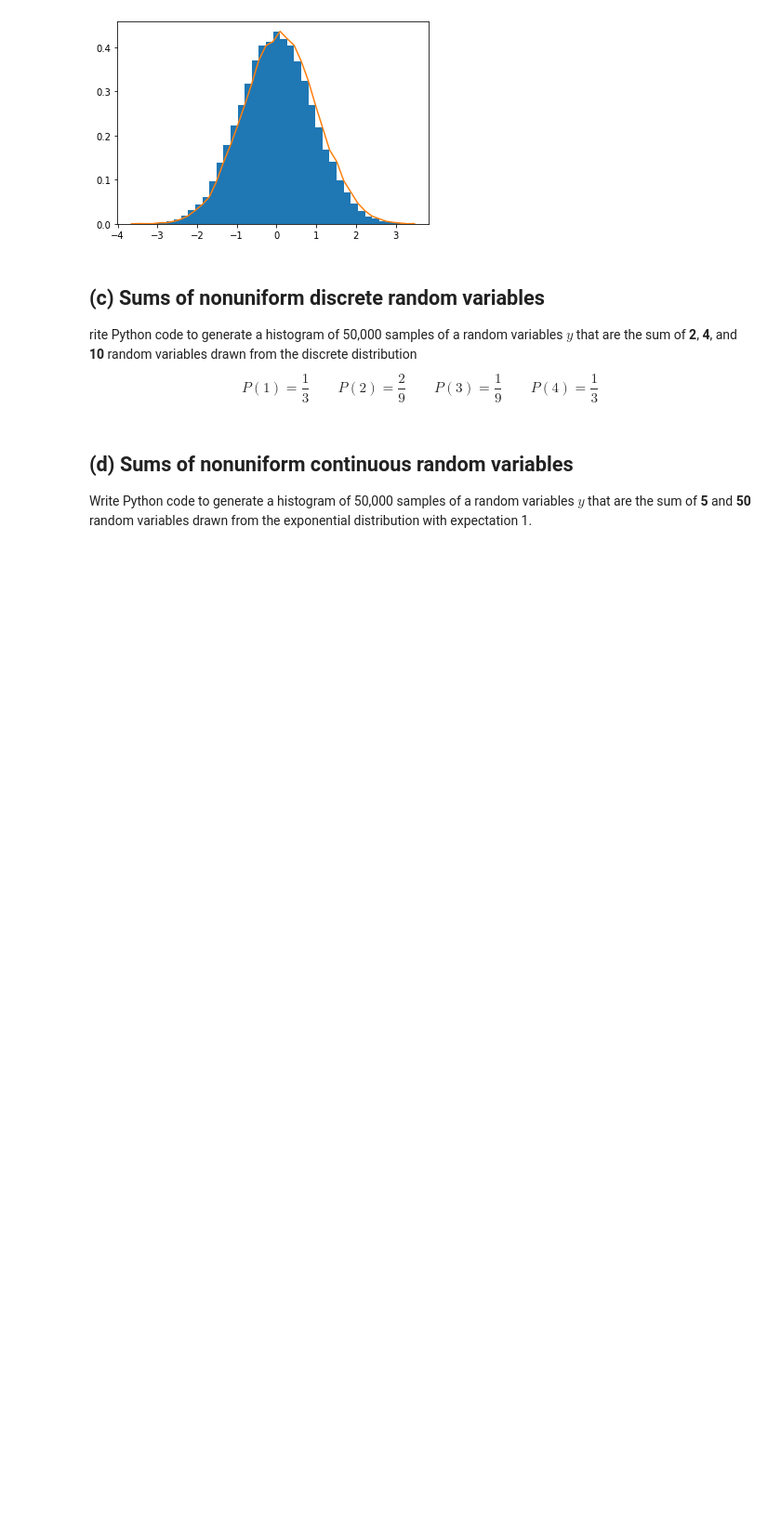
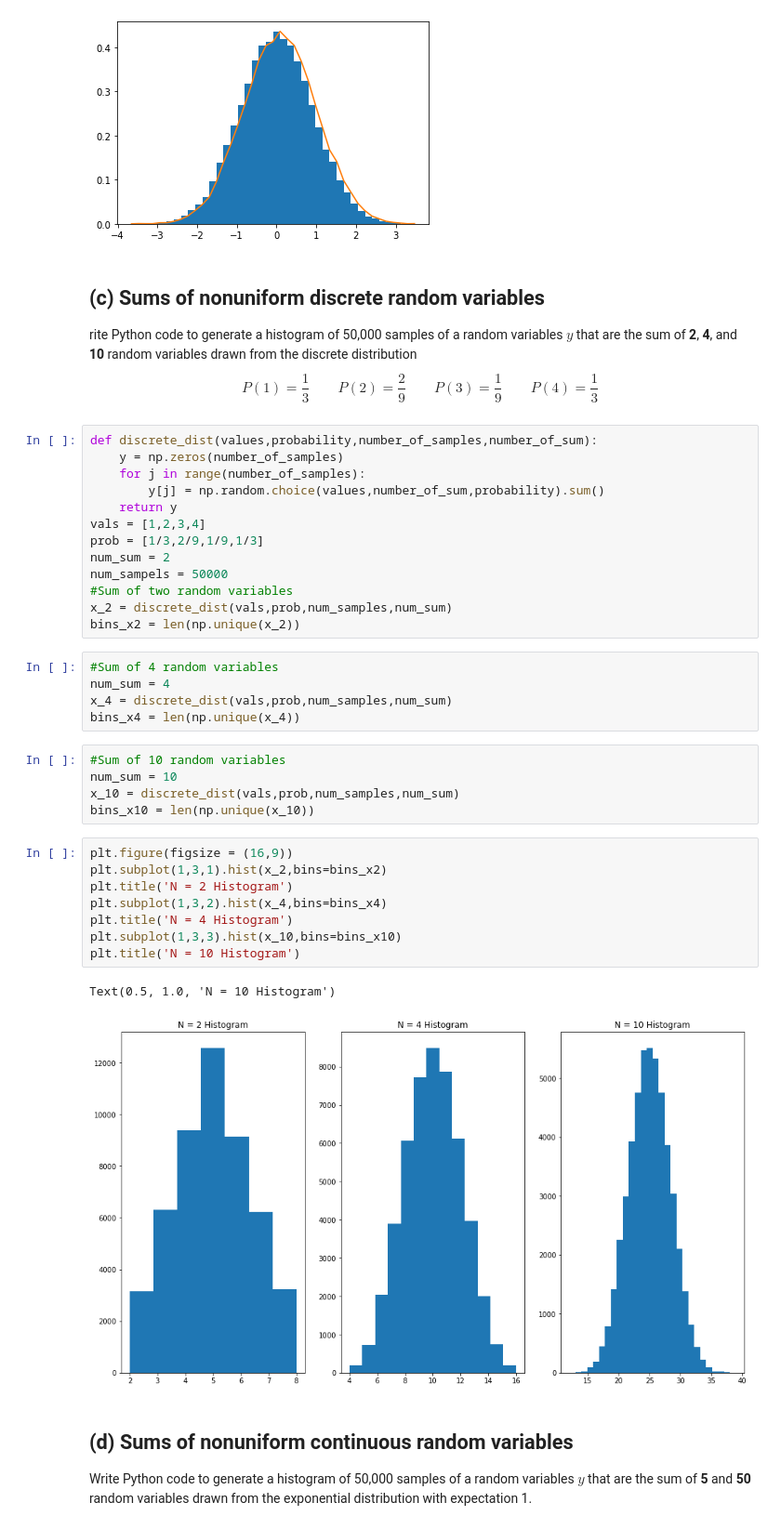
Before and after one commit to mkuchle16/biophysics, a Jupyter notebook: week-05/problem-5.11.ipynb, the cells around one changed output. Shown: that part at 93% size. Drawn from its saved outputs; the diff is of its cells as text; blank space fills up the shorter version.

```diff
--- a/week-05/problem-5.11.ipynb
+++ b/week-05/problem-5.11.ipynb
@@ -69,6 +71,40 @@ rite Python code to generate a histogram of 50,000 samples of a random variables
 $$
 P(1) = \dfrac{1}{3} \qquad P(2) = \dfrac{2}{9} \qquad P(3) = \dfrac{1}{9} \qquad P(4) = \dfrac{1}{3}
 $$
+# %%
+def discrete_dist(values,probability,number_of_samples,number_of_sum):
+    y = np.zeros(number_of_samples)
+    for j in range(number_of_samples):
+        y[j] = np.random.choice(values,number_of_sum,probability).sum()
+    return y
+vals = [1,2,3,4]
+prob = [1/3,2/9,1/9,1/3]
+num_sum = 2
+num_sampels = 50000
+#Sum of two random variables
+x_2 = discrete_dist(vals,prob,num_samples,num_sum)
+bins_x2 = len(np.unique(x_2))
+# %%
+#Sum of 4 random variables
+num_sum = 4
+x_4 = discrete_dist(vals,prob,num_samples,num_sum)
+bins_x4 = len(np.unique(x_4))
+# %%
+#Sum of 10 random variables
+num_sum = 10
+x_10 = discrete_dist(vals,prob,num_samples,num_sum)
+bins_x10 = len(np.unique(x_10))
+# %%
+plt.figure(figsize = (16,9))
+plt.subplot(1,3,1).hist(x_2,bins=bins_x2)
+plt.title('N = 2 Histogram')
+plt.subplot(1,3,2).hist(x_4,bins=bins_x4)
+plt.title('N = 4 Histogram')
+plt.subplot(1,3,3).hist(x_10,bins=bins_x10)
+plt.title('N = 10 Histogram')
+# %% [output]
+Text(0.5, 1.0, 'N = 10 Histogram')
+[figure, added]
 # %% [markdown]
 ## (d) Sums of nonuniform continuous random variables
 
```
Also changed, not shown: parts of 3 cells of this notebook, 2 other files.
